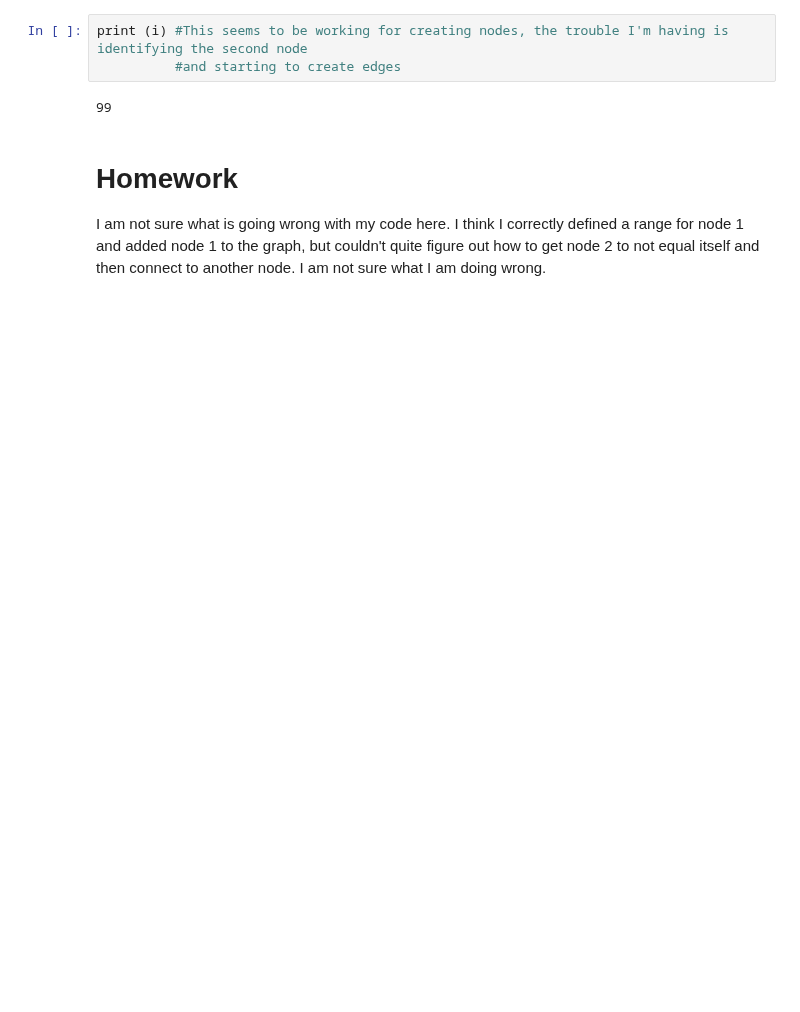
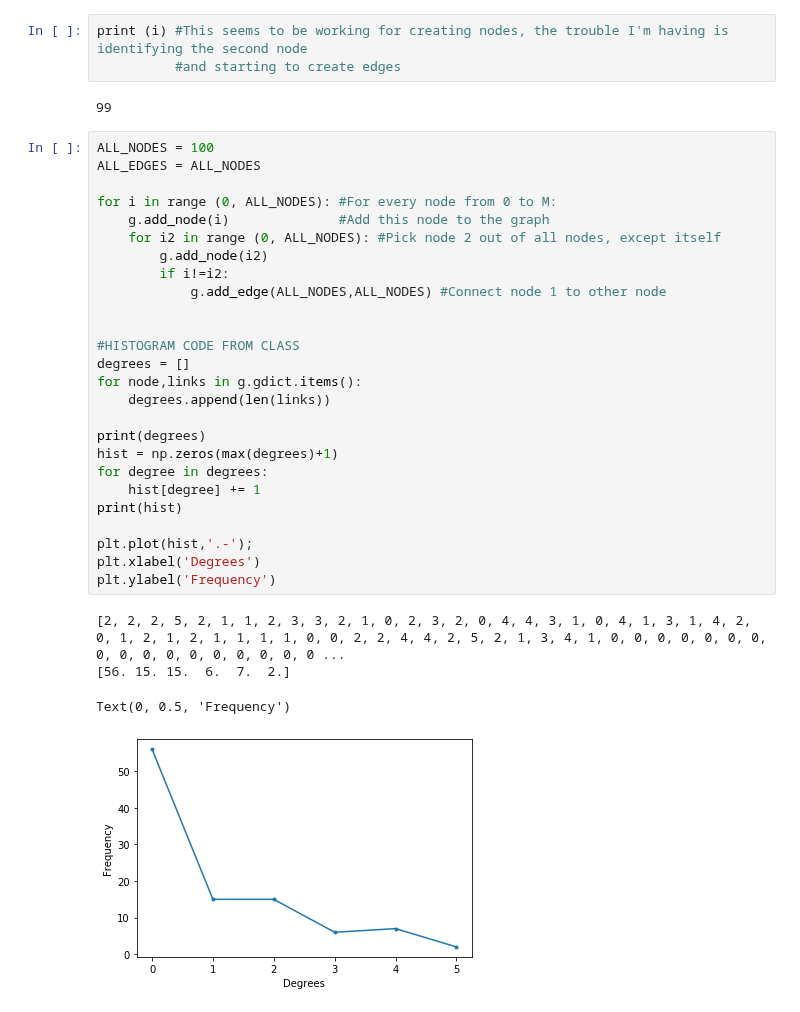
Before and after one commit to RachelMordecai7/Computational-Biology, a Jupyter notebook: Online Class 2 + Homework, More Graphs .ipynb, the cells around one changed output. Saved outputs shown, nothing was run; the diff lists cells and outputs as text; blank space fills up the shorter version.

Commit message:
Updated Homework Section

```diff
--- a/Online Class 2 + Homework, More Graphs .ipynb
+++ b/Online Class 2 + Homework, More Graphs .ipynb
@@ -180,7 +186,34 @@ print (i) #This seems to be working for creating nodes, the trouble I'm having i
           #and starting to create edges
 # %% [output]
 99
-# %% [markdown]
-# Homework
-
-I am not sure what is going wrong with my code here. I think I correctly defined a range for node 1 and added node 1 to the graph, but couldn't quite figure out how to get node 2 to not equal itself and then connect to another node. I am not sure what I am doing wrong.
+# %%
+ALL_NODES = 100
+ALL_EDGES = ALL_NODES
+
+for i in range (0, ALL_NODES): #For every node from 0 to M:
+    g.add_node(i)              #Add this node to the graph
+    for i2 in range (0, ALL_NODES): #Pick node 2 out of all nodes, except itself
+        g.add_node(i2)
+        if i!=i2:
+            g.add_edge(ALL_NODES,ALL_NODES) #Connect node 1 to other node
+
+
+#HISTOGRAM CODE FROM CLASS
+degrees = []
+for node,links in g.gdict.items():
+    degrees.append(len(links))
+
+print(degrees)
+hist = np.zeros(max(degrees)+1)
+for degree in degrees:
+    hist[degree] += 1
+print(hist)
+
+plt.plot(hist,'.-');
+plt.xlabel('Degrees')
+plt.ylabel('Frequency')
+# %% [output]
+[2, 2, 2, 5, 2, 1, 1, 2, 3, 3, 2, 1, 0, 2, 3, 2, 0, 4, 4, 3, 1, 0, 4, 1, 3, 1, 4, 2, 0, 1, 2, 1, 2, 1, 1, 1, 1, 0, 0, 2, 2, 4, 4, 2, 5, 2, 1, 3, 4, 1, 0, 0, 0, 0, 0, 0, 0, 0, 0, 0, 0, 0, 0, 0, 0, 0, 0 ...
+[56. 15. 15.  6.  7.  2.]
+Text(0, 0.5, 'Frequency')
+[figure, added]
```
Also changed, not shown: parts of 7 cells of this notebook.
